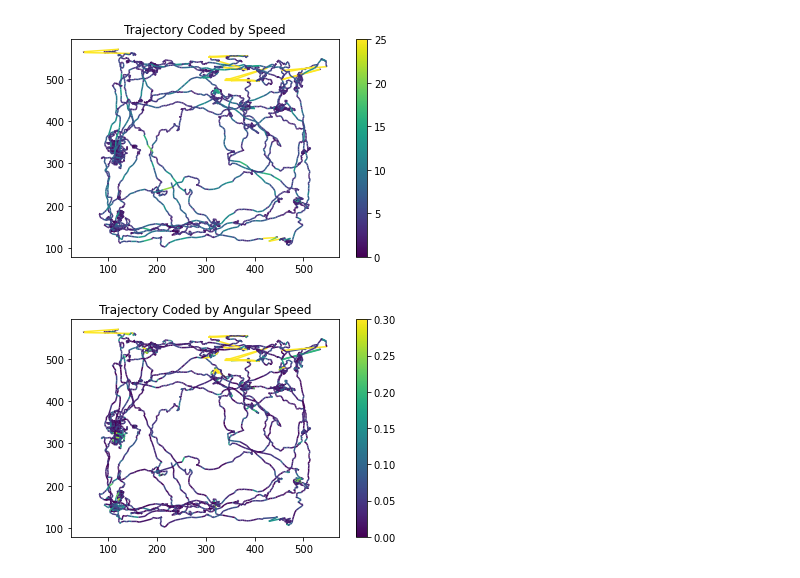
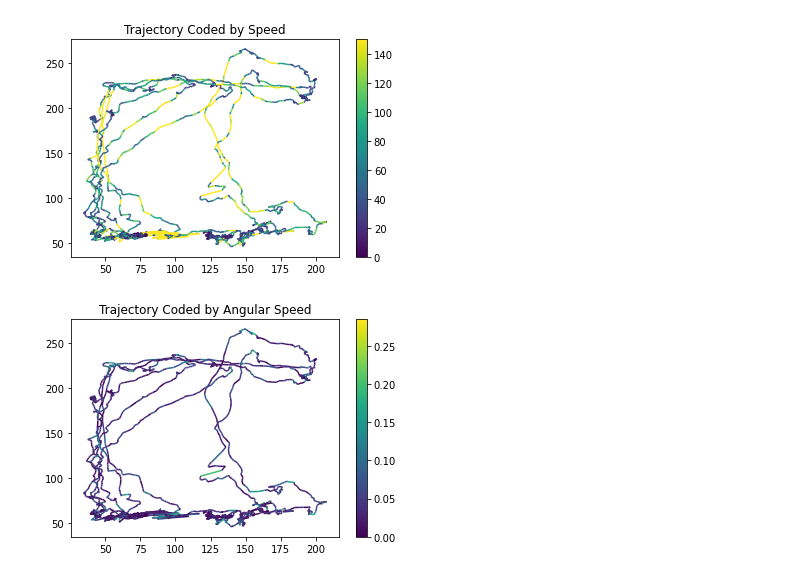
Before and after one commit to nathanwangai/free_moving_mice, a Jupyter notebook: free_moving_mice.ipynb, the cells around one changed output. Cells and saved outputs as stored; diff of their text form; code cells hidden in the pictures.

```diff
--- a/free_moving_mice.ipynb
+++ b/free_moving_mice.ipynb
@@ -8,7 +6,7 @@ plt.rcParams["animation.ffmpeg_path"] = "C:\\Users\\Nathan\Desktop\\ffmpeg-5.1.2
 # %%
 # neatly format csv as a data frame
 
-df = pd.read_csv("M9_ON3___2000croppedDLC_resnet50_M9Jul27shuffle1_10000.csv").iloc[2:]
+df = pd.read_csv("M9_off1___4000croppedDLC_resnet50_M9Jul27shuffle1_10000.csv").iloc[2:]
 body_parts = ["head", "body", "tail"]
 suffixes = ["_x", "_y", "_likelihood"]
 df.columns = ["coords"] + [part+suffix for part in body_parts for suffix in suffixes]
@@ -34,11 +32,13 @@ df
 # %%
 # constants
-LPP = 1 # length per pixel
-TPF = 1 # time per frame
+LPP = 0.5 # length per pixel (mm)
+TPF = 344/10380 # time per frame (s)
 
 # --- helper functions ---
 def load_vec(col_name):
-    return df[col_name].astype("float").to_numpy()
+    return df[col_name].astype("float").to_numpy() * LPP
+    # change to this line if using Jupyter:
+    # return np.array(df[col_name].astype("float")) * LPP
 
 def diff_arr(arr):
     return np.abs(arr[1:] - arr[0:-1])
@@ -71,7 +71,7 @@ assert(np.min(angles) >= 0)
 assert(np.max(angles) <= 2*np.pi)
 
 # speed information
-speed = np.sqrt(diff_arr(body_x)**2 + diff_arr(body_y)**2)
+speed = np.sqrt(diff_arr(body_x)**2 + diff_arr(body_y)**2) / TPF
 
 """
 In a given time unit, the mouse may have rotated clockwise or counterclockwise.
@@ -80,11 +80,12 @@ We consider both directions and choose the smaller value as the angular displace
 angular_speed = np.min(np.array([diff_arr(angles), 2*np.pi-diff_arr(angles)]).T, axis=1)
 
 # plots
+time = np.arange(1, speed.size+1) * TPF
 plt.hist(speed, bins=100)
 plt.title("Speed Histogram")
 plt.show()
 
-plt.plot(speed)
+plt.plot(time, speed)
 plt.title("Speed vs. Time")
 plt.show()
 
@@ -92,7 +93,7 @@ plt.hist(angular_speed, bins=100)
 plt.title("Angular Speed Histogram")
 plt.show()
 
-plt.plot(angular_speed)
+plt.plot(time, angular_speed)
 plt.title("Angular Speed vs. Time")
 plt.show()
 # %% [output]
@@ -103,28 +104,30 @@ plt.show()
 # %%
 # color-coded trajectory plots
 def plot_trajectory(color_arr):
     fig, ax = plt.subplots()
     coll = LineCollection(segments, array=color_arr, cmap="viridis")
     ax.add_collection(coll)
     ax.autoscale_view()
     fig.colorbar(coll)
 
 body_xy = np.vstack((body_x, body_y)).T
 body_xy = body_xy.reshape(-1,1,2)
 segments = np.hstack((body_xy[:-1], body_xy[1:])) # (10379, 2, 2)
 
 # set threshold to increase visualization contrast
-speed[speed > 25] = 25
-angular_speed[angular_speed > 0.3] = 0.3
+speed_t = np.copy(speed)
+angular_speed_t = np.copy(angular_speed)
+speed_t[speed_t > 150] = 150
+angular_speed[angular_speed_t > 0.3] = 0.3
 
-plot_trajectory(speed)
+plot_trajectory(speed_t)
 plt.title("Trajectory Coded by Speed")
 plt.show()
 
-plot_trajectory(angular_speed)
+plot_trajectory(angular_speed_t)
 plt.title("Trajectory Coded by Angular Speed")
 plt.show()
 # %% [output]
-[figure, old version]
+[figure, new version]
-[figure, old version]
+[figure, new version]
 # %%
```
Also changed, not shown: parts of 4 cells of this notebook.
